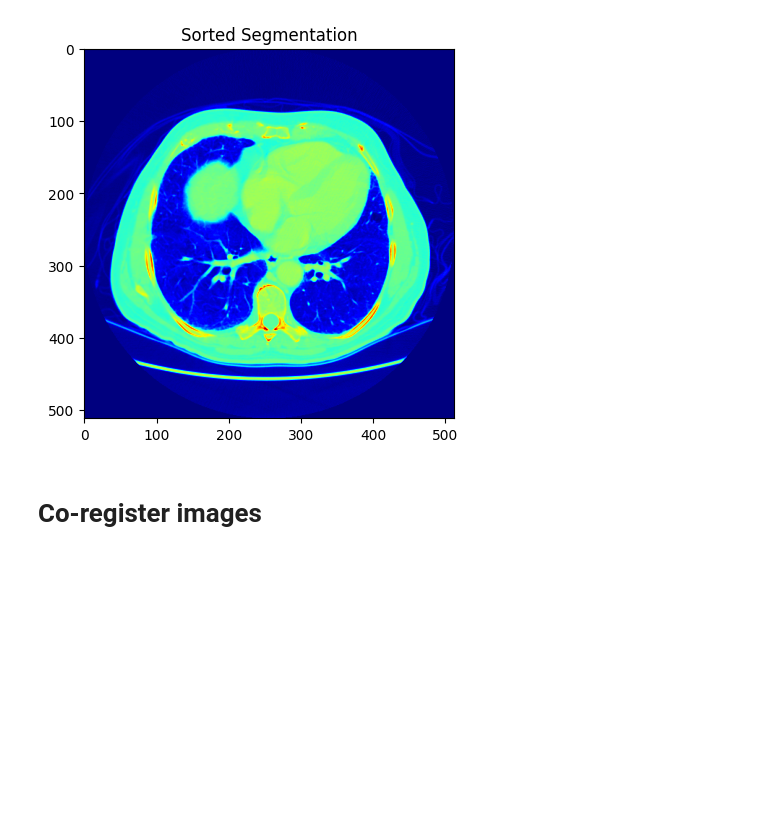
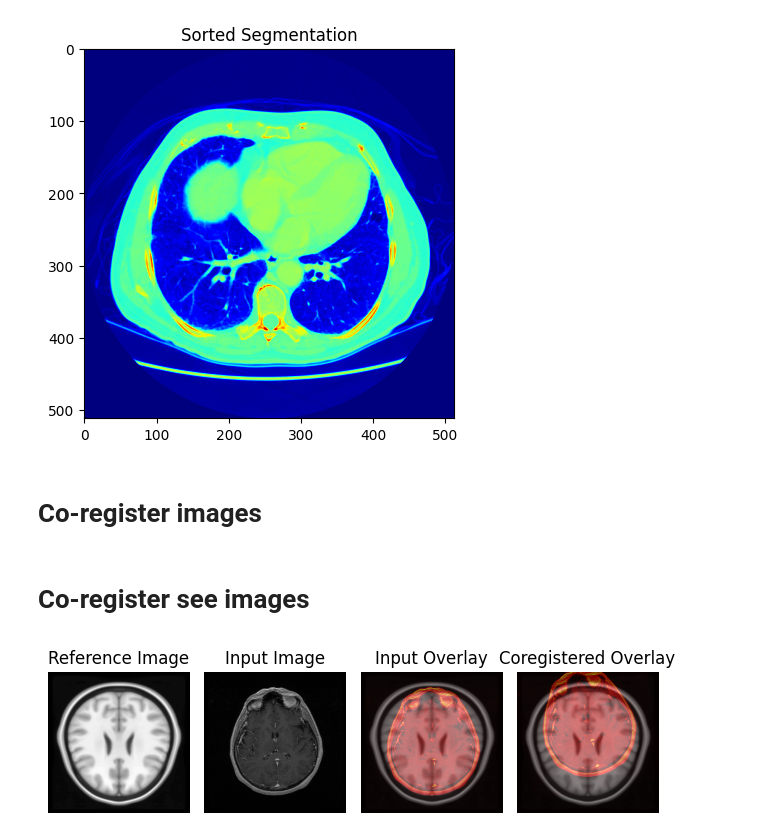
Before and after one commit to claredavies/ImageIndexing, a Jupyter notebook: MedicalImagingProject.ipynb, the cells around one changed output. Drawn from its saved outputs; the diff is of its cells as text; code cells hidden in the pictures; blank space fills up the shorter version.

```diff
--- a/MedicalImagingProject.ipynb
+++ b/MedicalImagingProject.ipynb
@@ -334,0 +451,43 @@ def coregister_images_landmarks(input_image, reference_image, input_landmarks, r
+# %% [markdown]
+# Co-register see images
+# %%
+[_, input_dcm] = load_dicom_files_from_folder('output/RM_Brain_3D-SPGR')
+_, input_images = rearrange_pixel_arrays(_, input_dcm)
+
+reference_dcm = pydicom.dcmread('icbm_avg_152_t1_tal_nlin_symmetric_VI.dcm')
+ref_images = reference_dcm.pixel_array
+# input_image =input_dcm[100].pixel_array
+
+input_images, ref_images = resize_to_same(input_images, ref_images)
+coregistered_images = coregistration(input_images, ref_images)
+
+# Display the reference image
+plt.subplot(1, 4, 1)
+plt.imshow(ref_images[100], cmap='gray')
+plt.title('Reference Image')
+plt.axis('off')
+
+# Overlay input image onto reference image
+plt.subplot(1, 4, 2)
+plt.imshow(input_images[100], cmap='gray')
+plt.title('Input Image')
+plt.axis('off')
+
+# Overlay input image onto reference image
+plt.subplot(1, 4, 3)
+plt.imshow(ref_images[100], cmap='gray')
+plt.imshow(input_images[100], cmap='hot', alpha=0.5)
+plt.title('Input Overlay')
+plt.axis('off')
+
+# Overlay coregistered image onto reference image
+plt.subplot(1, 4, 4)
+plt.imshow(ref_images[100], cmap='gray')
+plt.imshow(coregistered_images[100], cmap='hot', alpha=0.5)
+plt.title('Coregistered Overlay')
+plt.axis('off')
+
+plt.tight_layout()  # Adjust the layout for better visualization
+plt.show()
+# %% [output]
+[figure, added]
```
Also changed, not shown: parts of 28 cells of this notebook.
